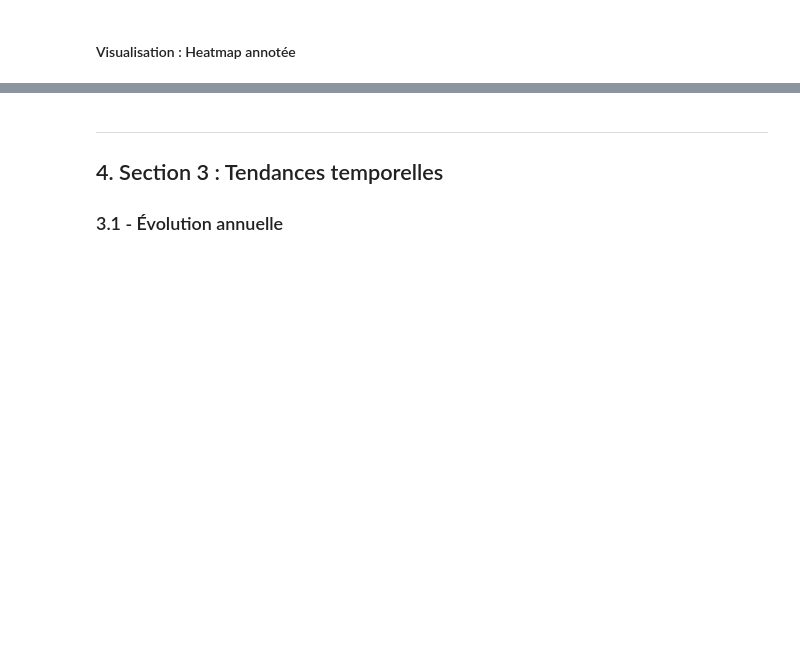
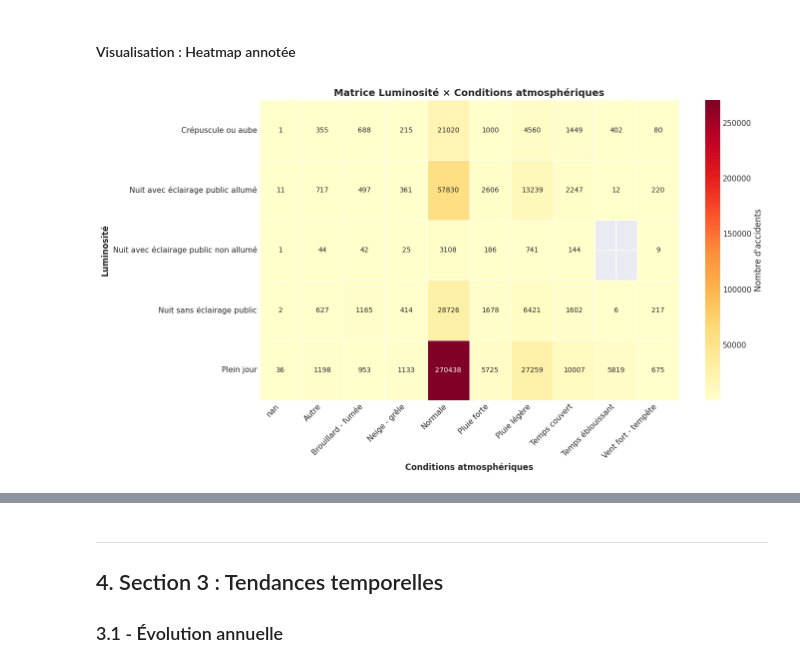
Before and after one commit to LounesAbd/Projet-1-Simplon-Data-Engineer-2025---Mighty-Mosquitoes, a Jupyter notebook: analytics/analyse_accidents_template.ipynb, the cells around one changed output, grey strips where cells are left out. Saved outputs shown, nothing was run; the diff lists cells and outputs as text; code cells hidden in the pictures; blank space fills up the shorter version.

Commit message:
refactorisation requete section 1 a 6 validée, quelques graphes ajouté à analyse_accidents_template, requete legacy supprimée

```diff
--- a/analytics/analyse_accidents_template.ipynb
+++ b/analytics/analyse_accidents_template.ipynb
@@ -125,25 +164,3 @@ print("✅ Palette de couleurs définie")
 ### Connexion à la base de données
 
 **Option 1** : Connexion directe (dev)
-# %%
-# Paramètres de connexion
-DB_CONFIG = {
-    'user': 'postgres',
-    'password': 'admin',
-    'host': 'localhost',
-    'port': 5432,
-    'database': 'postgres'
-}
-
-# Création de l'engine SQLAlchemy
-connection_string = f"postgresql://{DB_CONFIG['user']}:{DB_CONFIG['password']}@{DB_CONFIG['host']}:{DB_CONFIG['port']}/{DB_CONFIG['database']}"
-engine = create_engine(connection_string)
-
-# Test de connexion
-try:
-    with engine.connect() as conn:
-        result = conn.execute(text("SELECT COUNT(*) FROM analytics.accident_usagers_aggr"))
-        nb_accidents = result.scalar()
-    print(f"✅ Connexion réussie : {nb_accidents:,} accidents détectés")
-except Exception as e:
-    print(f"❌ Erreur de connexion : {e}")
@@ -200,15 +170,0 @@ print("✅ Fonction executer_requete() définie")
-# %%
-# Section 1.1 : Top 10 régions
-# Requête source : section1_kpi_*.sql
-# Documentation : ../etl/sql/query_catalog.md#11
-
-if USE_MOCK_DATA:
-    df_1_1 = MOCK_DATA['1_1']
-    print(f"📊 Données mockées chargées ({{len(df_1_1):,}} lignes)")
-else:
-    query_1_1 = loader.load_query('section1', '1.1')
-    print(query_1_1)
-    df_1_1 = pd.read_sql(query_1_1, engine)
-    print(f"✅ Requête 1.1 exécutée - {{len(df_1_1):,}} lignes")
-
-df_1_1.head()
@@ -379,0 +817,5 @@ pivot_2_2.head()
+# %%
+section='4'
+chapitre='4'
+df_4_4 =execute_sql_to_df(db_conf, db_conf["db_accm"], SQL_FILES_PATH/sql_file_conf["sections"][f"section_{section}"]["file"],sql_file_conf["sections"][f"section_{section}"]["name"],sql_file_conf["sections"][f"section_{section}"]["chapitres"][f"chapitre_{chapitre}"])
+df_4_4.head()
@@ -380,19 +835,24 @@ pivot_2_2.head()
 # %% [markdown]
 #### Visualisation : Heatmap annotée
 # %%
+pivot_2_2 = df_4_4.pivot(index='luminosite', columns='atmosphere', values='nb_accidents')
+pivot_2_2.head()
+
 fig, ax = plt.subplots(figsize=(14, 8))
 sns.heatmap(
     pivot_2_2,
     annot=True,
     fmt='.0f',
     cmap='YlOrRd',
     linewidths=0.5,
     cbar_kws={'label': 'Nombre d\'accidents'},
     ax=ax
 )
 ax.set_title('Matrice Luminosité × Conditions atmosphériques', fontweight='bold', fontsize=14)
 ax.set_xlabel('Conditions atmosphériques', fontweight='bold')
 ax.set_ylabel('Luminosité', fontweight='bold')
 plt.xticks(rotation=45, ha='right')
 plt.tight_layout()
 plt.show()
+# %% [output]
+[figure, added]
```
Also changed, not shown: parts of 81 cells of this notebook, 13 other files.
